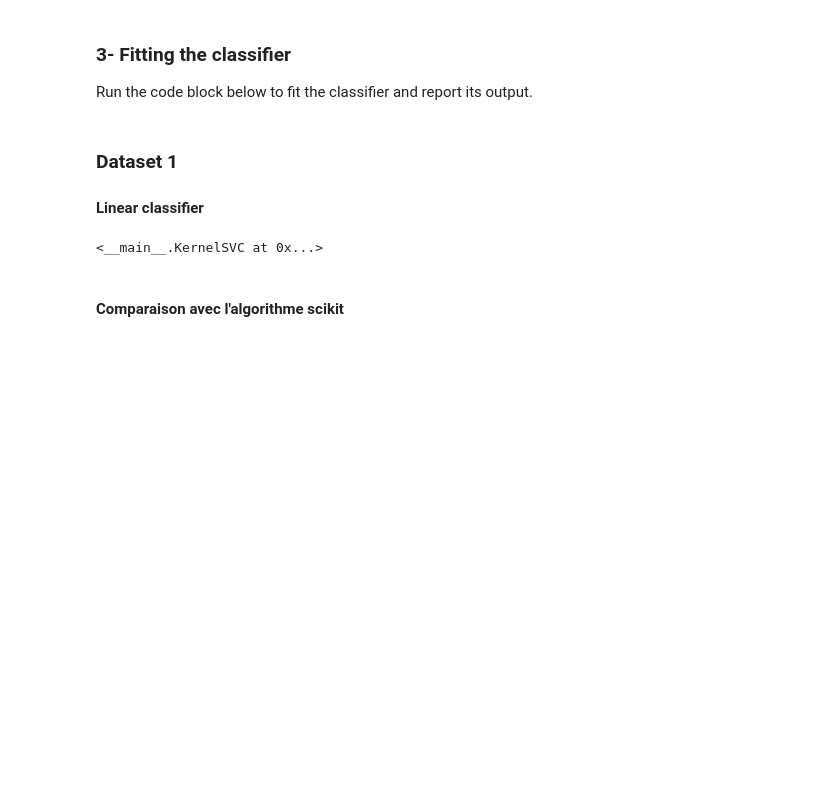
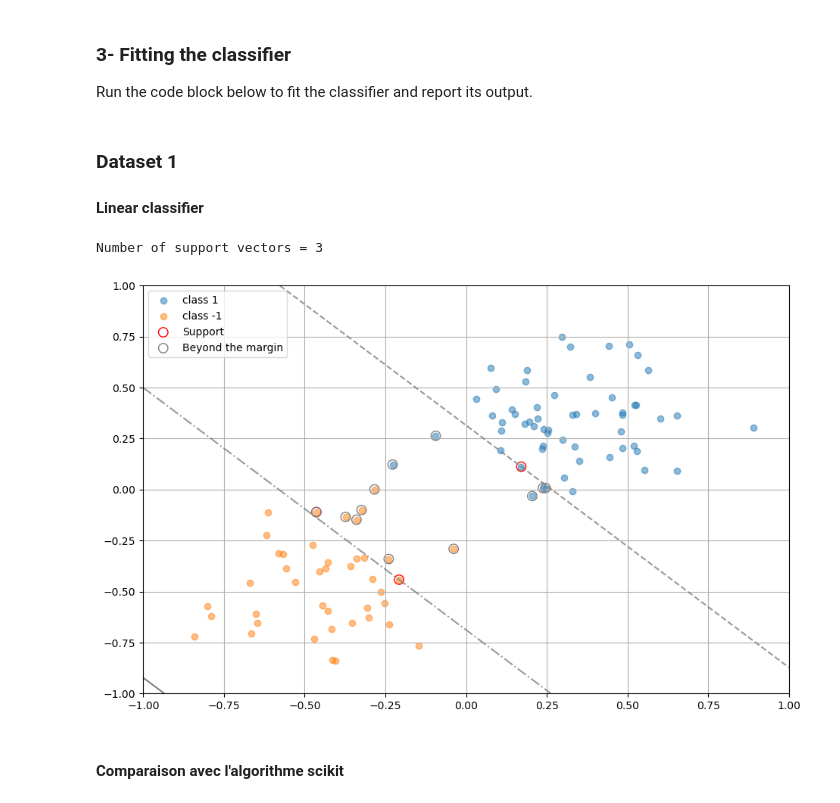
Before and after one commit to BenjaminDeporte/HW2_Kernels_MVA, a Jupyter notebook: code/Notebook.ipynb, the cells around one changed output. Drawn from its saved outputs; the diff is of its cells as text; code cells hidden in the pictures; blank space fills up the shorter version.

```diff
--- a/code/Notebook.ipynb
+++ b/code/Notebook.ipynb
@@ -201,7 +257,7 @@ class KernelSVC:
     def separating_function(self,x):
         # Input : matrix x of shape N data points times d dimension
         # Output: vector of size N
-        return self.kernel(x, self.X_sv) @ self.support + self.b
+        return self.kernel(x, self.support) @ self.alpha_support + self.b
 
 
     def predict(self, X):
@@ -249,14 +305,19 @@ def plotClassification(X, y, model=None, label='',  separatorLabel='Separator',
             print("Number of support vectors = %d" % (len(model.support)))
 
         # Plot the margins
-        intercept_neg = 0.0 ### compute the intercept for the negative margin
-        intercept_pos = 0.0 ### compute the intercept for the positive margin
+        signedDist = model.separating_function(model.support)
+        intercept_neg = -np.min(signedDist) ### compute the intercept for the negative margin
+        intercept_pos = -np.max(signedDist) ### compute the intercept for the positive margin
         xx = np.array(bound[0])
         plotHyperSurface(ax, xx, model, intercept_neg , 'Margin -', linestyle='-.', alpha=0.8)
         plotHyperSurface(ax, xx, model, intercept_pos , 'Margin +', linestyle='--', alpha=0.8)
 
         # Plot points on the wrong side of the margin
-        wrong_side_points = [] # find wrong points
+        totalsignedDist = model.separating_function(X)
+        supp_min = X[(totalsignedDist > np.min(signedDist)) * (y == -1)]
+        supp_max = X[(totalsignedDist < np.max(signedDist)) * (y == 1)]
+        wrong_side_points = np.concatenate([supp_min, supp_max], axis=0) # find wrong points
+        # wrong_side_points = X[y*(model.separating_function(X)+model.b)<1] # find wrong points
         ax.scatter(wrong_side_points[:,0], wrong_side_points[:,1], label='Beyond the margin', s=80, facecolors='none',
                edgecolors='grey', color='grey')
 
@@ -274,12 +335,13 @@ Run the code block below to fit the classifier and report its output.
 # %%
 C=1.
 kernel = Linear().kernel
 model = KernelSVC(C=C, kernel=kernel, epsilon=1e-14)
 train_dataset = datasets['dataset_1']['train']
 model.fit(train_dataset['x'], train_dataset['y'])
-# plotClassification(train_dataset['x'], train_dataset['y'], model, label='Training')
+plotClassification(train_dataset['x'], train_dataset['y'], model, label='Training')
 # %% [output]
-<__main__.KernelSVC at 0x...>
+Number of support vectors = 3
+[figure, added]
 # %% [markdown]
 #### Comparaison avec l'algorithme scikit
 # %%
```
Also changed, not shown: parts of 15 cells of this notebook, 2 other files.
